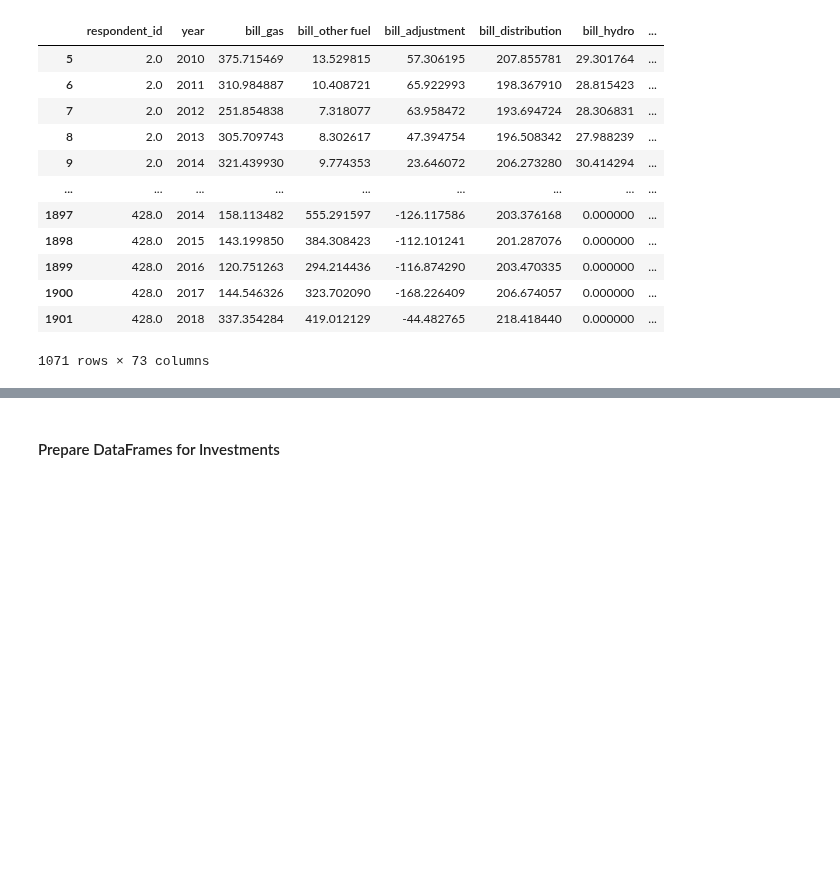
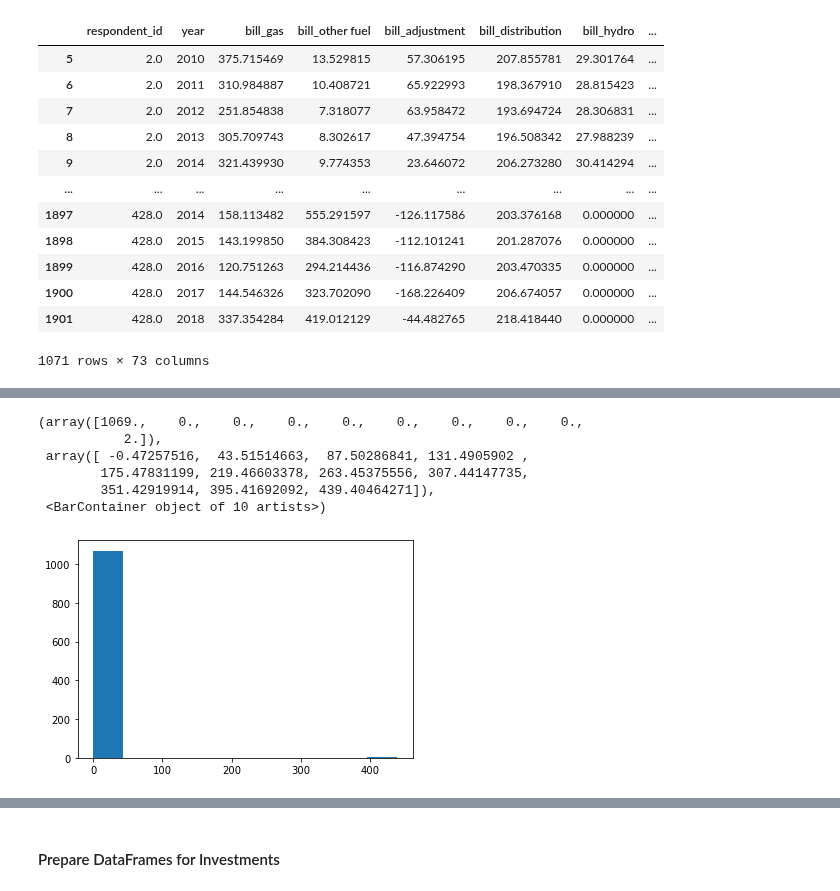
Before and after one commit to 2elle2/rmi-project, a Jupyter notebook: model/30_feature_engineering_v2.ipynb, the cells around one changed output, grey strips where cells are left out. Drawn from its saved outputs; the diff is of its cells as text; code cells hidden in the pictures; blank space fills up the shorter version.

```diff
--- a/model/30_feature_engineering_v2.ipynb
+++ b/model/30_feature_engineering_v2.ipynb
@@ -110,0 +222,10 @@ data_pre_2018_df
+# %%
+plt.hist(target)
+# %% [output]
+(array([1069.,    0.,    0.,    0.,    0.,    0.,    0.,    0.,    0.,
+           2.]),
+ array([ -0.47257516,  43.51514663,  87.50286841, 131.4905902 ,
+        175.47831199, 219.46603378, 263.45375556, 307.44147735,
+        351.42919914, 395.41692092, 439.40464271]),
+ <BarContainer object of 10 artists>)
+[figure, added]
```
Also changed, not shown: parts of 17 cells of this notebook.
